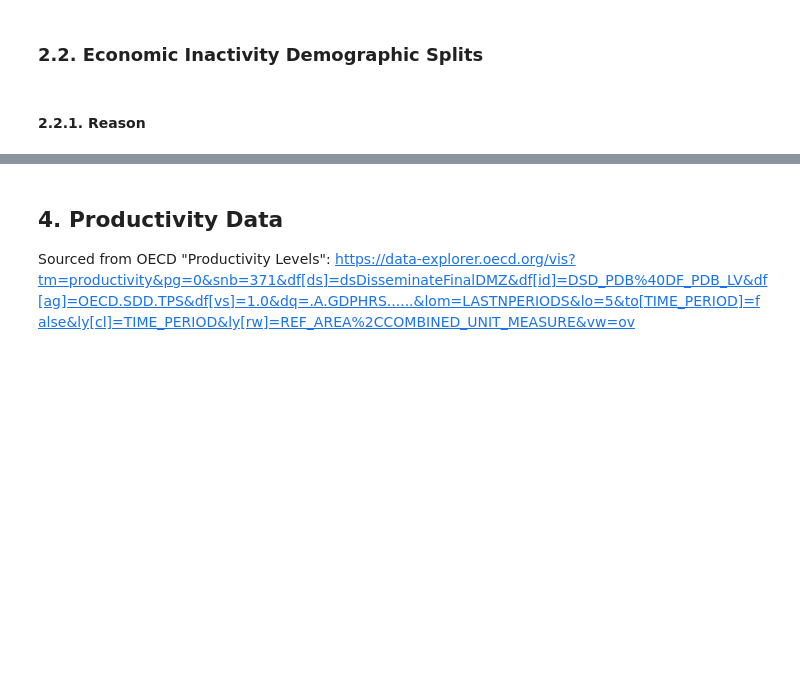
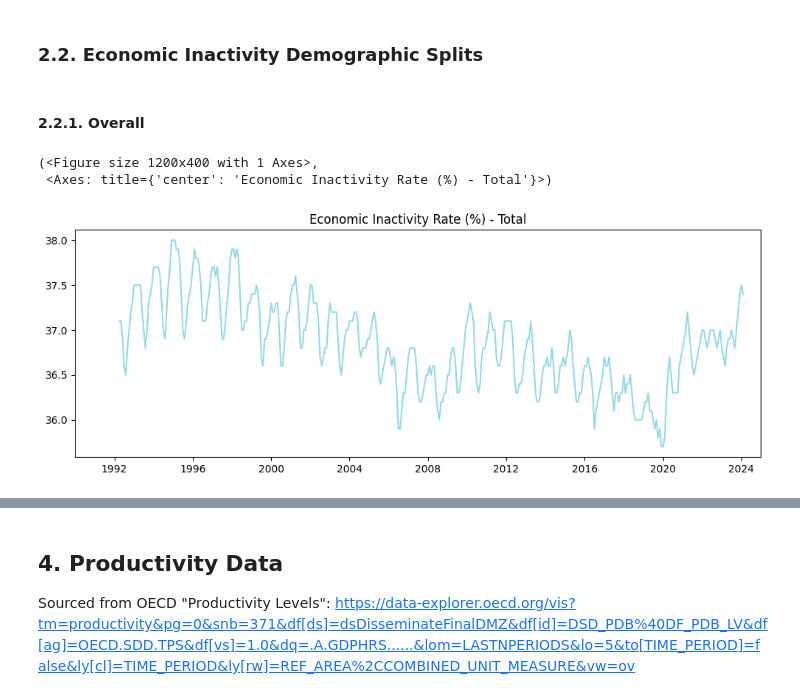
Before and after one commit to gjohl/growingeconomy, a Jupyter notebook: notebooks/presentation_plots.ipynb, the cells around one changed output, grey strips where cells are left out. Drawn from its saved outputs; the diff is of its cells as text; code cells hidden in the pictures; blank space fills up the shorter version.

Commit message:
Add aconomic inactivity breakdown plots

```diff
--- a/notebooks/presentation_plots.ipynb
+++ b/notebooks/presentation_plots.ipynb
@@ -29,6 +29,9 @@ COUNTRY_COLOR_MAP = {
  'United States': '#0141ff',
  'European Union': '#9a20be',
 }
+
+FIGSIZE = (12, 4)
+DPI = 100
 # %%
 def plot_country_timeseries(df, title=None, xlim=(PLOT_START_DATE, PLOT_END_DATE)):
     """Plot time series of G7 countries in a consistent format."""
@@ -44,6 +47,20 @@ def plot_country_timeseries(df, title=None, xlim=(PLOT_START_DATE, PLOT_END_DATE
     if title:
         ax.set_title(title)
     return fig, ax
+# %%
+def plot_generic_timeseries(df, title=None, xlim=(PLOT_START_DATE, PLOT_END_DATE)):
+    """Plot time series in a consistent format."""
+    fig, ax = plt.subplots(figsize=FIGSIZE, dpi=DPI)
+
+    colors = list(COUNTRY_COLOR_MAP.values()) * 2
+    for idx, colname in enumerate(df.columns):
+        line = ax.plot(df.index, df[colname], label=colname, color=colors[idx], alpha=1)
+
+    ax.set_xlim(left=xlim[0], right=xlim[1])
+
+    if title:
+        ax.set_title(title)
+    return fig, ax
 # %% [markdown]
 ## 1. World Bank Data
 # %%
@@ -227,4 +248,10 @@ plot_country_timeseries(unemployment_df, title="Unemployment (%) LFS", xlim=(PLO
 # %% [markdown]
 ### 2.2. Economic Inactivity Demographic Splits
 # %% [markdown]
-#### 2.2.1. Reason
+#### 2.2.1. Overall
+# %%
+plot_generic_timeseries(lfs_df[['lfs econ inact rate uk people aged 16 and over % nsa']], title="Economic Inactivity Rate (%) - Total", xlim=(PLOT_START_DATE, PLOT_END_DATE))
+# %% [output]
+(<Figure size 1200x400 with 1 Axes>,
+ <Axes: title={'center': 'Economic Inactivity Rate (%) - Total'}>)
+[figure, added]
```
Also changed, not shown: parts of 13 cells of this notebook, 1 other file.
